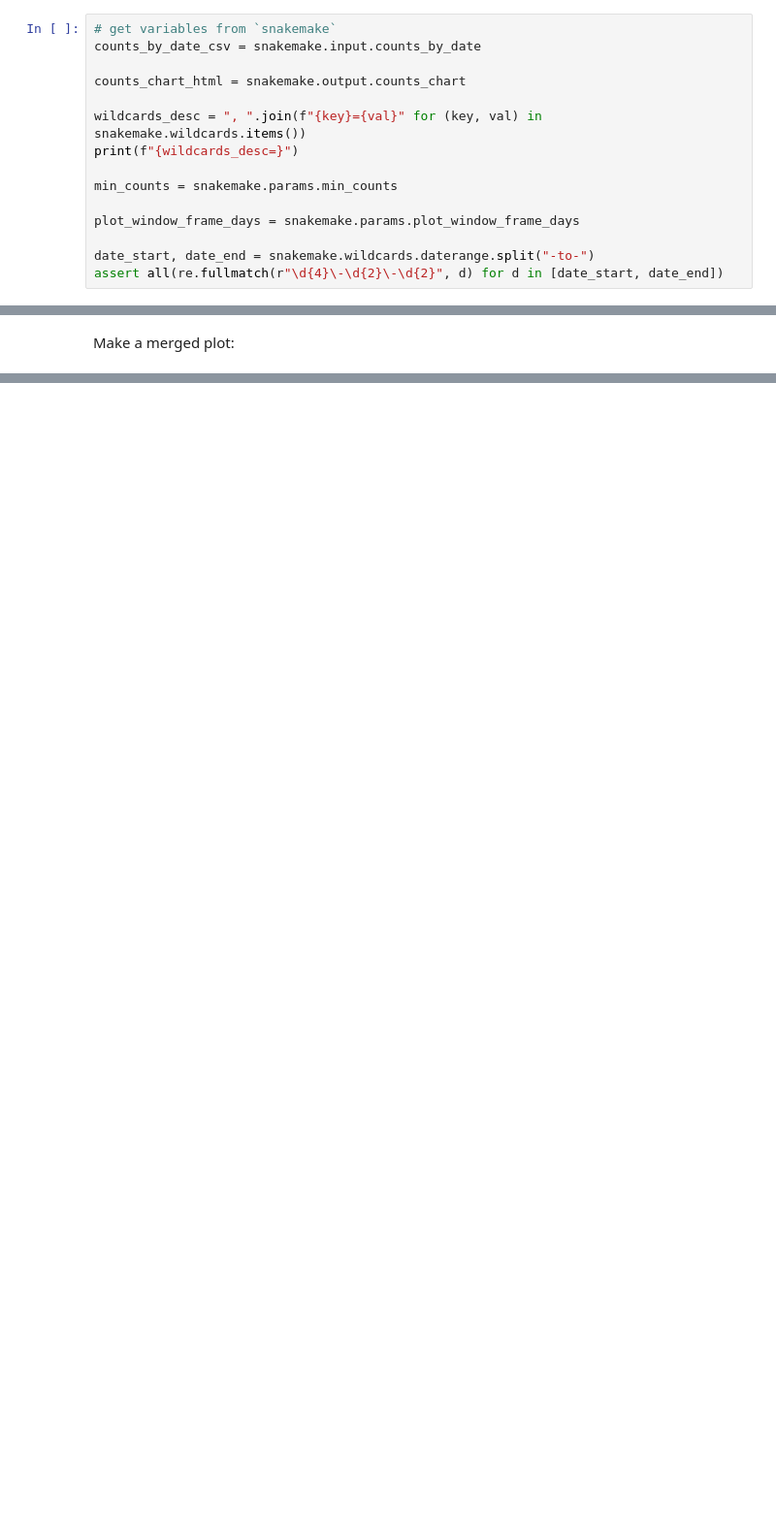
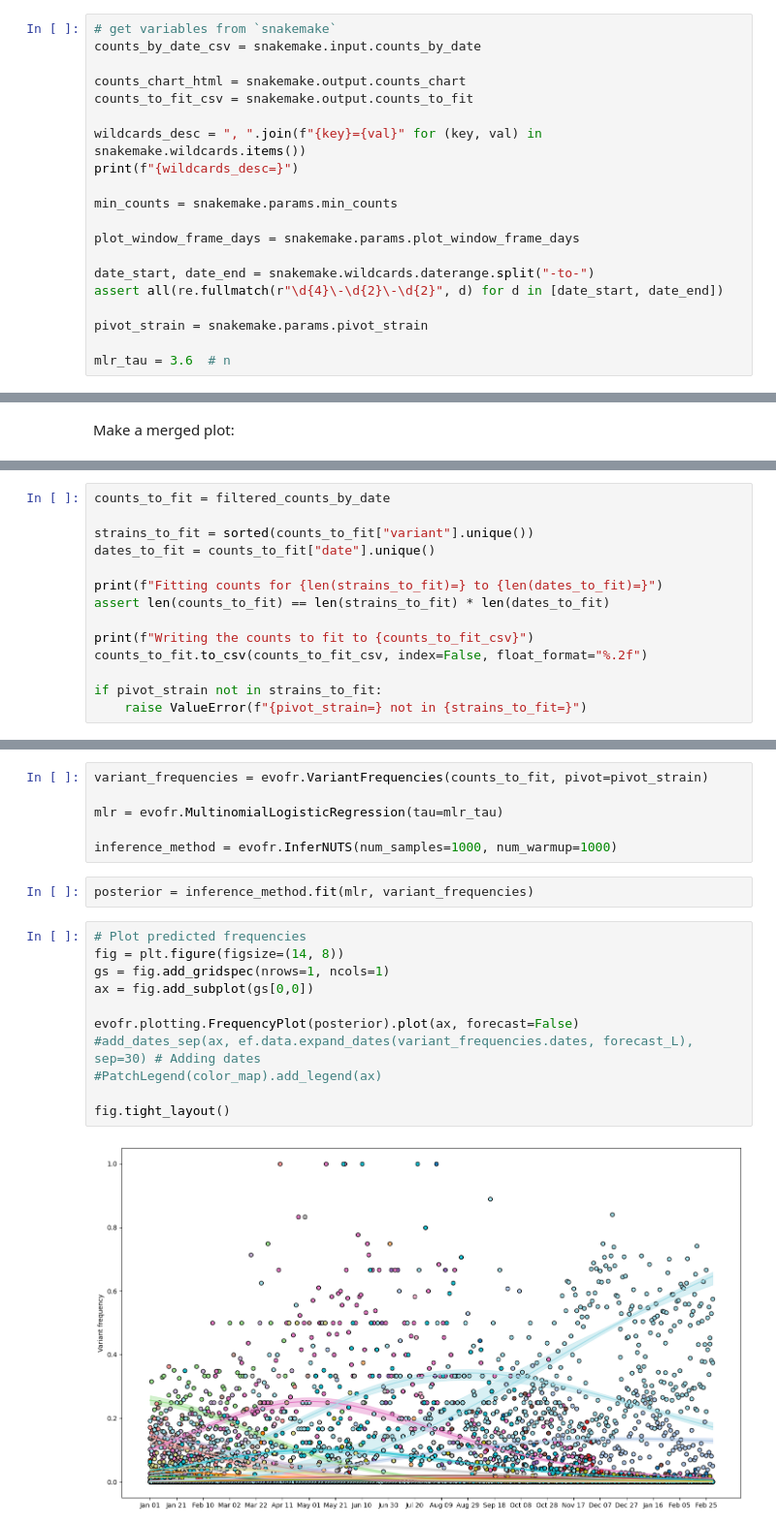
Before and after one commit to jbloomlab/flu_H3_2023_seqneut_vs_growth, a Jupyter notebook: notebooks/mlr.py.ipynb, the cells around one changed output, grey strips where cells are left out. Shown at 97% size. Drawn from its saved outputs; the diff is of its cells as text; blank space fills up the shorter version.

Commit message:
fits w `evofr` run manually but no results analyzed yet

```diff
--- a/notebooks/mlr.py.ipynb
+++ b/notebooks/mlr.py.ipynb
@@ -17,6 +24,7 @@ _ = alt.data_transformers.disable_max_rows()
 counts_by_date_csv = snakemake.input.counts_by_date
 
 counts_chart_html = snakemake.output.counts_chart
+counts_to_fit_csv = snakemake.output.counts_to_fit
 
 wildcards_desc = ", ".join(f"{key}={val}" for (key, val) in snakemake.wildcards.items())
 print(f"{wildcards_desc=}")
@@ -27,3 +35,7 @@ plot_window_frame_days = snakemake.params.plot_window_frame_days
 
 date_start, date_end = snakemake.wildcards.daterange.split("-to-")
 assert all(re.fullmatch(r"\d{4}\-\d{2}\-\d{2}", d) for d in [date_start, date_end])
+
+pivot_strain = snakemake.params.pivot_strain
+
+mlr_tau = 3.6  # n
@@ -336,0 +369,14 @@ counts_chart
+# %%
+counts_to_fit = filtered_counts_by_date
+
+strains_to_fit = sorted(counts_to_fit["variant"].unique())
+dates_to_fit = counts_to_fit["date"].unique()
+
+print(f"Fitting counts for {len(strains_to_fit)=} to {len(dates_to_fit)=}")
+assert len(counts_to_fit) == len(strains_to_fit) * len(dates_to_fit)
+
+print(f"Writing the counts to fit to {counts_to_fit_csv}")
+counts_to_fit.to_csv(counts_to_fit_csv, index=False, float_format="%.2f")
+
+if pivot_strain not in strains_to_fit:
+    raise ValueError(f"{pivot_strain=} not in {strains_to_fit=}")
@@ -336,0 +388,21 @@ counts_chart
+# %%
+variant_frequencies = evofr.VariantFrequencies(counts_to_fit, pivot=pivot_strain)
+
+mlr = evofr.MultinomialLogisticRegression(tau=mlr_tau)
+
+inference_method = evofr.InferNUTS(num_samples=1000, num_warmup=1000)
+# %%
+posterior = inference_method.fit(mlr, variant_frequencies)
+# %%
+# Plot predicted frequencies
+fig = plt.figure(figsize=(14, 8))
+gs = fig.add_gridspec(nrows=1, ncols=1)
+ax = fig.add_subplot(gs[0,0])
+
+evofr.plotting.FrequencyPlot(posterior).plot(ax, forecast=False)
+#add_dates_sep(ax, ef.data.expand_dates(variant_frequencies.dates, forecast_L), sep=30) # Adding dates
+#PatchLegend(color_map).add_legend(ax)
+
+fig.tight_layout()
+# %% [output]
+[figure, added]
```
Also changed, not shown: parts of 13 cells of this notebook, 2 other files.
